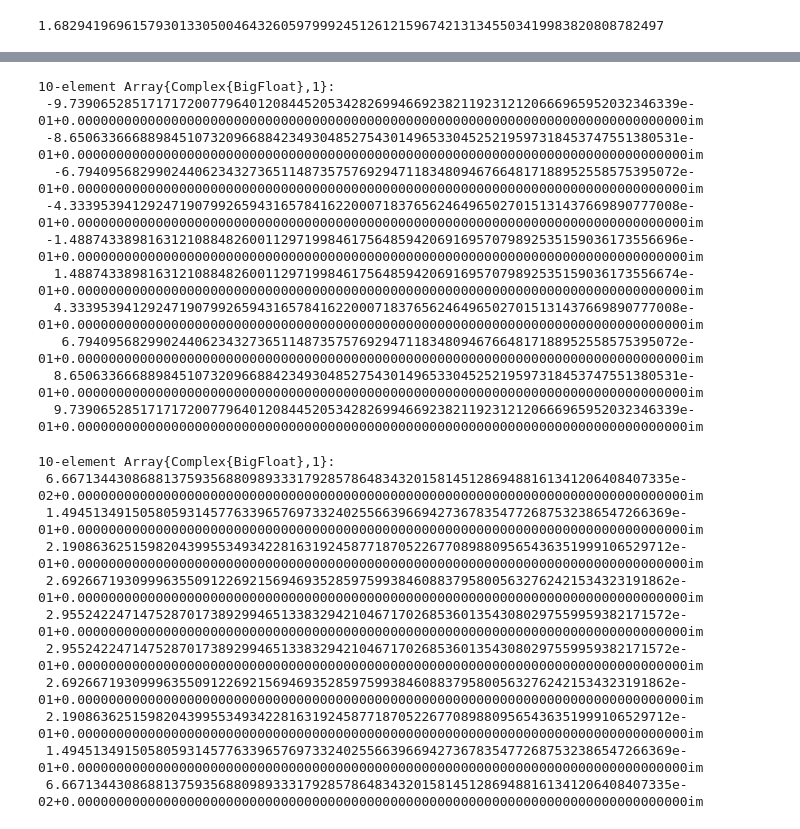
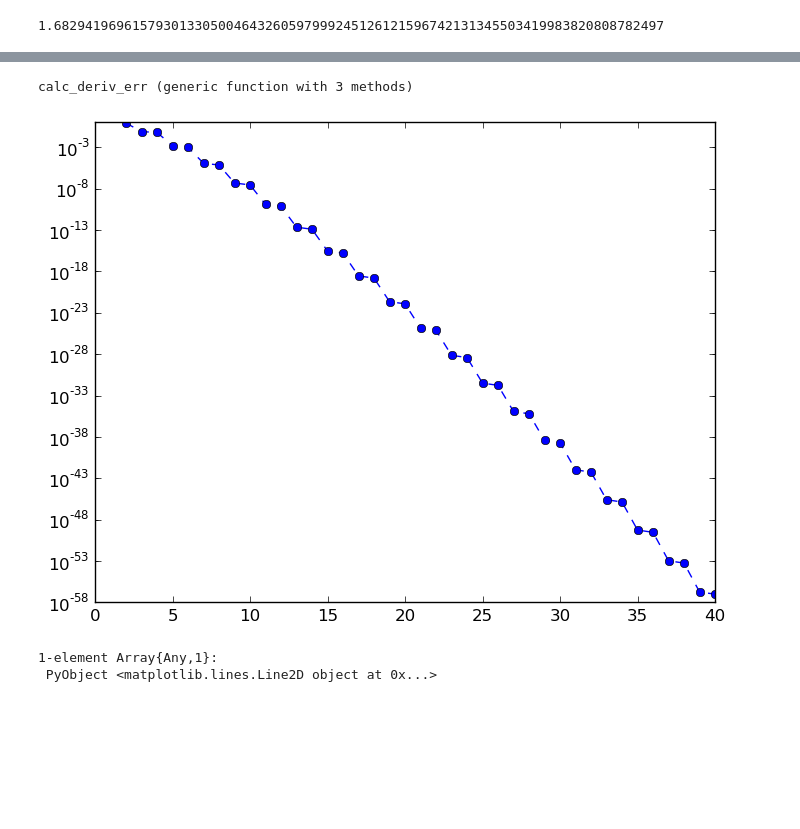
Before and after one commit to pjabardo/Jacobi.jl, a Jupyter notebook: notebooks/BigFloat_Test.ipynb, the cells around one changed output, grey strips where cells are left out. Saved outputs shown, nothing was run; the diff lists cells and outputs as text; code cells hidden in the pictures; blank space fills up the shorter version.

```diff
--- a/notebooks/BigFloat_Test.ipynb
+++ b/notebooks/BigFloat_Test.ipynb
@@ -56,28 +50,24 @@ gamma(BigFloat(n) + eps(BigFloat(n)))
-# %%
-z3 = Jacobi.jacobi_zeros(10, 0, 0, Complex{BigFloat})
-# %% [output]
-10-element Array{Complex{BigFloat},1}:
- -9.739065285171717200779640120844520534282699466923821192312120666965952032346339e-01+0.000000000000000000000000000000000000000000000000000000000000000000000000000000im
- -8.650633666889845107320966884234930485275430149653304525219597318453747551380531e-01+0.000000000000000000000000000000000000000000000000000000000000000000000000000000im
-  -6.79409568299024406234327365114873575769294711834809467664817188952558575395072e-01+0.000000000000000000000000000000000000000000000000000000000000000000000000000000im
- -4.333953941292471907992659431657841622000718376562464965027015131437669890777008e-01+0.000000000000000000000000000000000000000000000000000000000000000000000000000000im
- -1.488743389816312108848260011297199846175648594206916957079892535159036173556696e-01+0.000000000000000000000000000000000000000000000000000000000000000000000000000000im
-  1.488743389816312108848260011297199846175648594206916957079892535159036173556674e-01+0.000000000000000000000000000000000000000000000000000000000000000000000000000000im
-  4.333953941292471907992659431657841622000718376562464965027015131437669890777008e-01+0.000000000000000000000000000000000000000000000000000000000000000000000000000000im
-   6.79409568299024406234327365114873575769294711834809467664817188952558575395072e-01+0.000000000000000000000000000000000000000000000000000000000000000000000000000000im
-  8.650633666889845107320966884234930485275430149653304525219597318453747551380531e-01+0.000000000000000000000000000000000000000000000000000000000000000000000000000000im
-  9.739065285171717200779640120844520534282699466923821192312120666965952032346339e-01+0.000000000000000000000000000000000000000000000000000000000000000000000000000000im
-# %%
-Jacobi.wgj(z3)
-# %% [output]
-10-element Array{Complex{BigFloat},1}:
- 6.667134430868813759356880989333179285786483432015814512869488161341206408407335e-02+0.000000000000000000000000000000000000000000000000000000000000000000000000000000im
- 1.494513491505805931457763396576973324025566396694273678354772687532386547266369e-01+0.000000000000000000000000000000000000000000000000000000000000000000000000000000im
- 2.190863625159820439955349342281631924587718705226770898809565436351999106529712e-01+0.000000000000000000000000000000000000000000000000000000000000000000000000000000im
- 2.692667193099963550912269215694693528597599384608837958005632762421534323191862e-01+0.000000000000000000000000000000000000000000000000000000000000000000000000000000im
- 2.955242247147528701738929946513383294210467170268536013543080297559959382171572e-01+0.000000000000000000000000000000000000000000000000000000000000000000000000000000im
- 2.955242247147528701738929946513383294210467170268536013543080297559959382171572e-01+0.000000000000000000000000000000000000000000000000000000000000000000000000000000im
- 2.692667193099963550912269215694693528597599384608837958005632762421534323191862e-01+0.000000000000000000000000000000000000000000000000000000000000000000000000000000im
- 2.190863625159820439955349342281631924587718705226770898809565436351999106529712e-01+0.000000000000000000000000000000000000000000000000000000000000000000000000000000im
- 1.494513491505805931457763396576973324025566396694273678354772687532386547266369e-01+0.000000000000000000000000000000000000000000000000000000000000000000000000000000im
- 6.667134430868813759356880989333179285786483432015814512869488161341206408407335e-02+0.000000000000000000000000000000000000000000000000000000000000000000000000000000im
+# %%
+function calc_deriv_err{T<:Number, QT<:Jacobi.QUADRATURE_TYPE}(Q, ::Type{QT}=Jacobi.GLJ, ::Type{T}=Float64)
+
+    z = Jacobi.qzeros(QT, Q, 0, 0, T)
+    w = Jacobi.qweights(QT, z, 0, 0)
+    D = Jacobi.qdiff(QT, z)
+
+    y = fun(z)
+    yex = dfun(z)
+    return maxabs(D * y - yex)
+end
+# %% [output]
+calc_deriv_err (generic function with 3 methods)
+# %%
+Q = 2:40
+tipo =BigFloat
+QT = Jacobi.GLJ
+derr = [calc_deriv_err(q, QT, tipo)  for q in Q];
+# %%
+semilogy(Q, derr, "o--")
+# %% [output]
+[figure, added]
+1-element Array{Any,1}:
+ PyObject <matplotlib.lines.Line2D object at 0x...>
```
Also changed, not shown: parts of 7 cells of this notebook.
